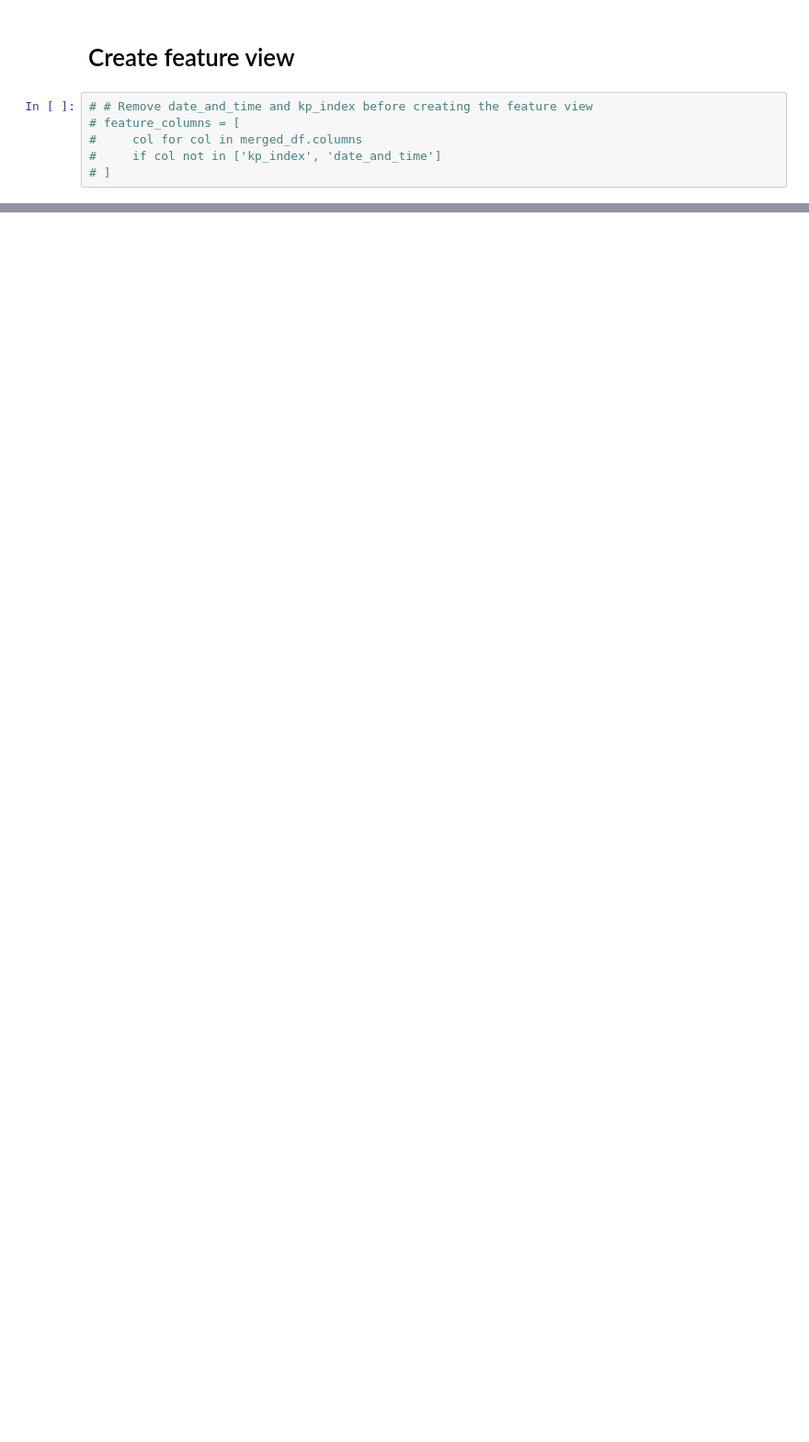
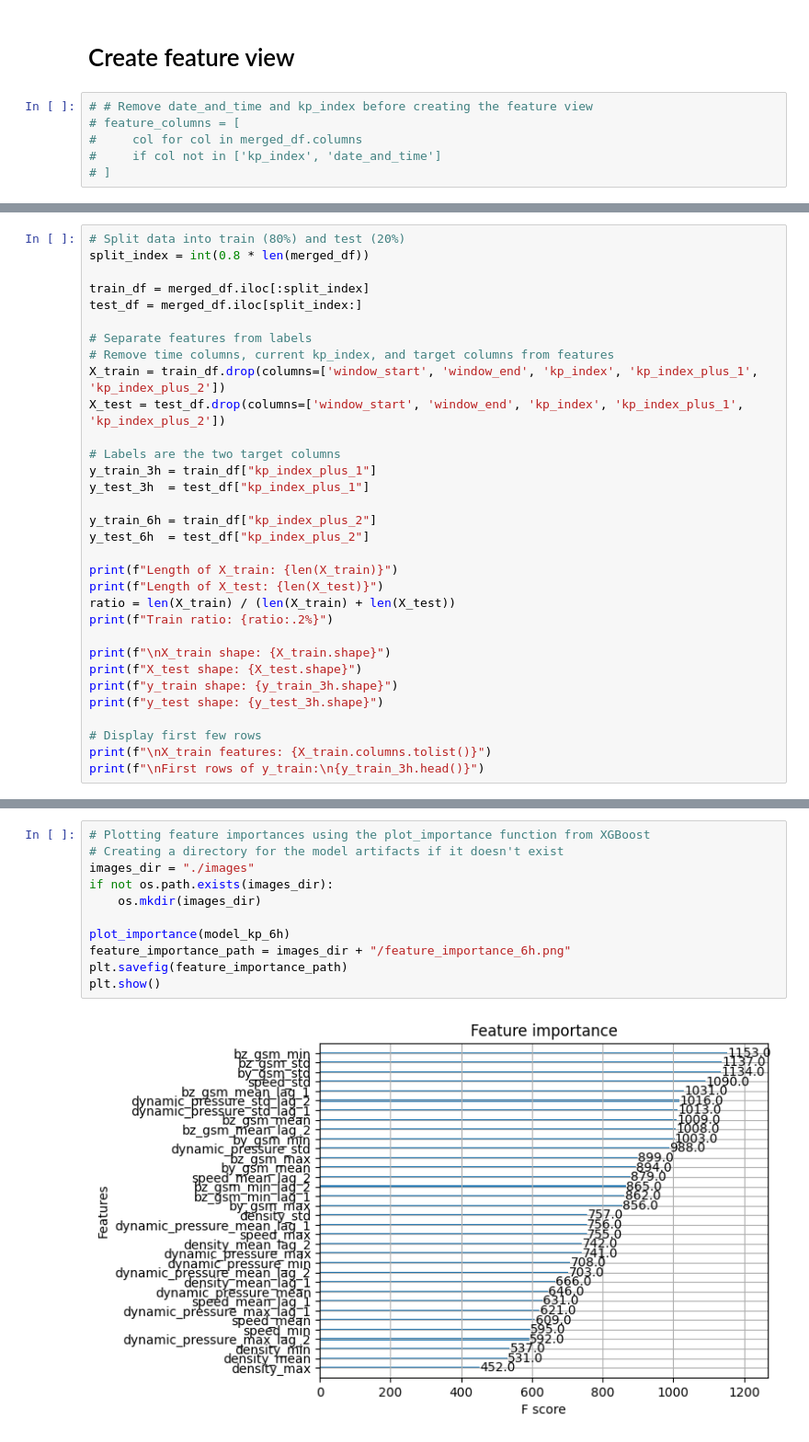
Before and after one commit to AlessandroBertelli/ID2223_Project, a Jupyter notebook: 3_aurora_training_pipeline.ipynb, the cells around one changed output, grey strips where cells are left out. Shown at 92% size. Cells and saved outputs as stored; diff of their text form; blank space fills up the shorter version.

```diff
--- a/3_aurora_training_pipeline.ipynb
+++ b/3_aurora_training_pipeline.ipynb
@@ -211,0 +246,32 @@ Feature View created/retrieved successfully.
+# %%
+# Split data into train (80%) and test (20%)
+split_index = int(0.8 * len(merged_df))
+
+train_df = merged_df.iloc[:split_index]
+test_df = merged_df.iloc[split_index:]
+
+# Separate features from labels
+# Remove time columns, current kp_index, and target columns from features
+X_train = train_df.drop(columns=['window_start', 'window_end', 'kp_index', 'kp_index_plus_1', 'kp_index_plus_2'])
+X_test = test_df.drop(columns=['window_start', 'window_end', 'kp_index', 'kp_index_plus_1', 'kp_index_plus_2'])
+
+# Labels are the two target columns
+y_train_3h = train_df["kp_index_plus_1"]
+y_test_3h  = test_df["kp_index_plus_1"]
+
+y_train_6h = train_df["kp_index_plus_2"]
+y_test_6h  = test_df["kp_index_plus_2"]
+
+print(f"Length of X_train: {len(X_train)}")
+print(f"Length of X_test: {len(X_test)}")
+ratio = len(X_train) / (len(X_train) + len(X_test))
+print(f"Train ratio: {ratio:.2%}")
+
+print(f"\nX_train shape: {X_train.shape}")
+print(f"X_test shape: {X_test.shape}")
+print(f"y_train shape: {y_train_3h.shape}")
+print(f"y_test shape: {y_test_3h.shape}")
+
+# Display first few rows
+print(f"\nX_train features: {X_train.columns.tolist()}")
+print(f"\nFirst rows of y_train:\n{y_train_3h.head()}")
@@ -345,3 +554,16 @@ plt.show()
+# %%
+# Plotting feature importances using the plot_importance function from XGBoost
+# Creating a directory for the model artifacts if it doesn't exist
+images_dir = "./images"
+if not os.path.exists(images_dir):
+    os.mkdir(images_dir)
+
+plot_importance(model_kp_6h)
+feature_importance_path = images_dir + "/feature_importance_6h.png"
+plt.savefig(feature_importance_path)
+plt.show()
+# %% [output]
+[figure, added]
 # %%
 # Create a comparison plot of actual vs predicted Kp index over time
 plt.figure(figsize=(15, 6))
```
Also changed, not shown: parts of 27 cells of this notebook, 13 other files.
